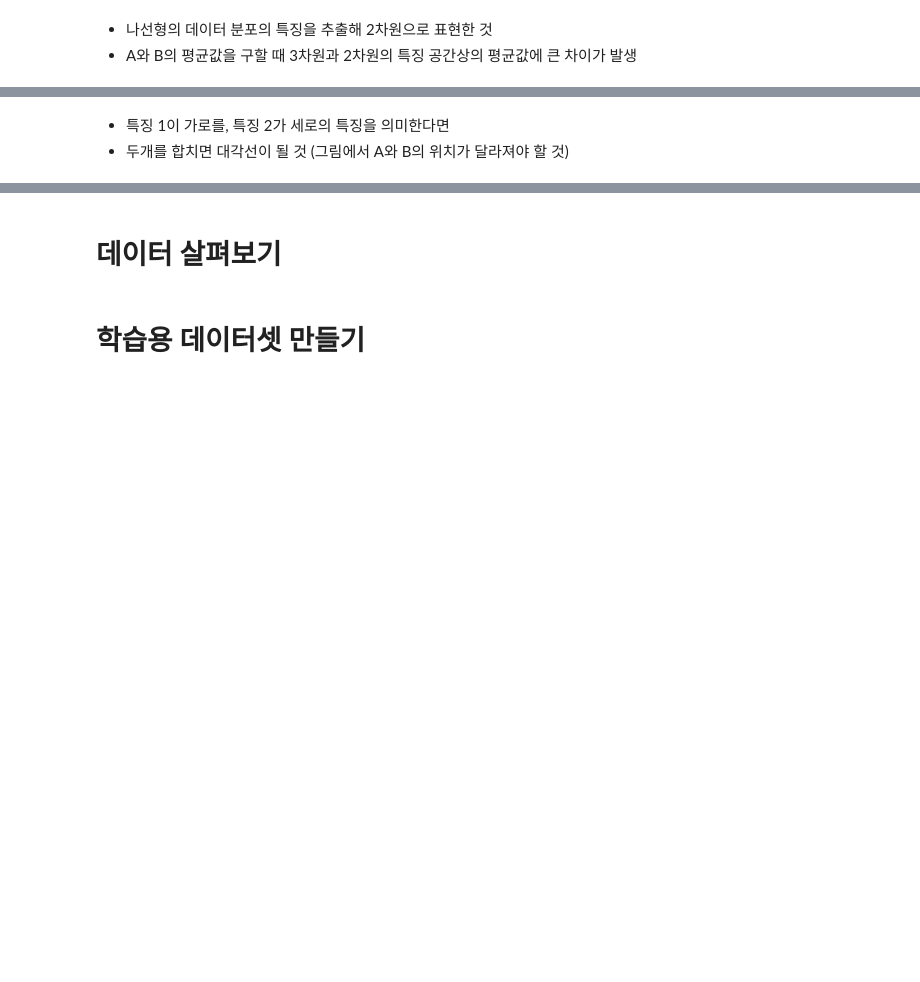
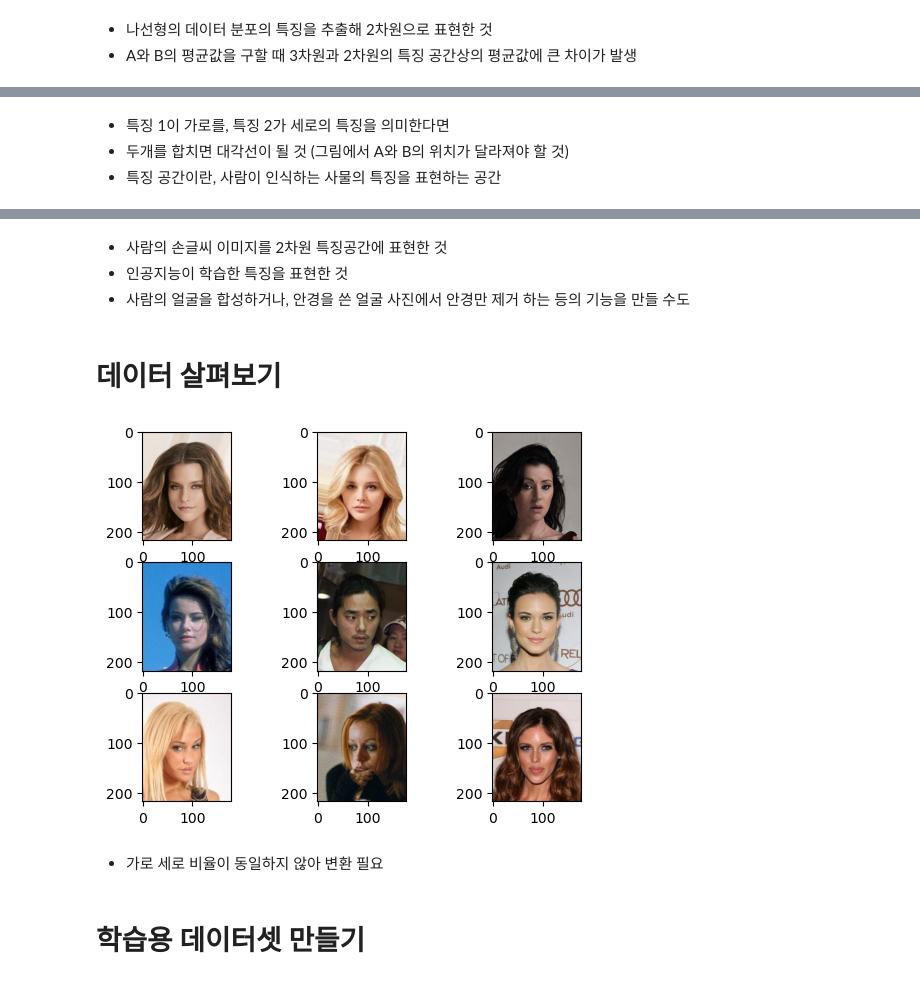
Before and after one commit to restful3/ds4th_study, a Jupyter notebook: source/텐초의 파이토치 딥러닝 특강/13_사람_얼굴을_생성하는_GAN_Song.ipynb, the cells around one changed output, grey strips where cells are left out. Drawn from its saved outputs; the diff is of its cells as text; code cells hidden in the pictures; blank space fills up the shorter version.

```diff
--- a/source/텐초의 파이토치 딥러닝 특강/13_사람_얼굴을_생성하는_GAN_Song.ipynb
+++ b/source/텐초의 파이토치 딥러닝 특강/13_사람_얼굴을_생성하는_GAN_Song.ipynb
@@ -25,10 +25,41 @@
 # %% [markdown]
 - 특징 1이 가로를, 특징 2가 세로의 특징을 의미한다면
 - 두개를 합치면 대각선이 될 것 (그림에서 A와 B의 위치가 달라져야 할 것)
+- 특징 공간이란, 사람이 인식하는 사물의 특징을 표현하는 공간
 # %% [markdown]
 <img src='./figs/13_04.png'>
+# %% [markdown]
+- 사람의 손글씨 이미지를 2차원 특징공간에 표현한 것
+- 인공지능이 학습한 특징을 표현한 것
+- 사람의 얼굴을 합성하거나, 안경을 쓴 얼굴 사진에서 안경만 제거 하는 등의 기능을 만들 수도
 # %% [markdown]
 # 데이터 살펴보기
+# %%
+import glob
+import matplotlib.pyplot as plt
+import os
+
+from PIL import Image
+import random
+
+# data_path = '/home/restful3/datasets/kaggle/GAN/celeba/'
+# data_path = '/Volumes/data/dataset/img_align_celeba'
+data_path = '/home/restful3/datasets_local/GAN/img_align_celeba/'
+imgs = glob.glob(os.path.join(data_path, "*"))
+
+if len(imgs):
+    idxs = random.sample(range(len(imgs)), 9)
+
+    for i, n in enumerate(idxs):
+        plt.subplot(3, 3, 1+i)
+        img = Image.open(imgs[n])
+        plt.imshow(img)
+
+    plt.show()
+# %% [output]
+[figure, added]
+# %% [markdown]
+- 가로 세로 비율이 동일하지 않아 변환 필요
 # %% [markdown]
 # 학습용 데이터셋 만들기
 # %% [markdown]
```
Also changed, not shown: parts of 20 cells of this notebook, 1 other file.
